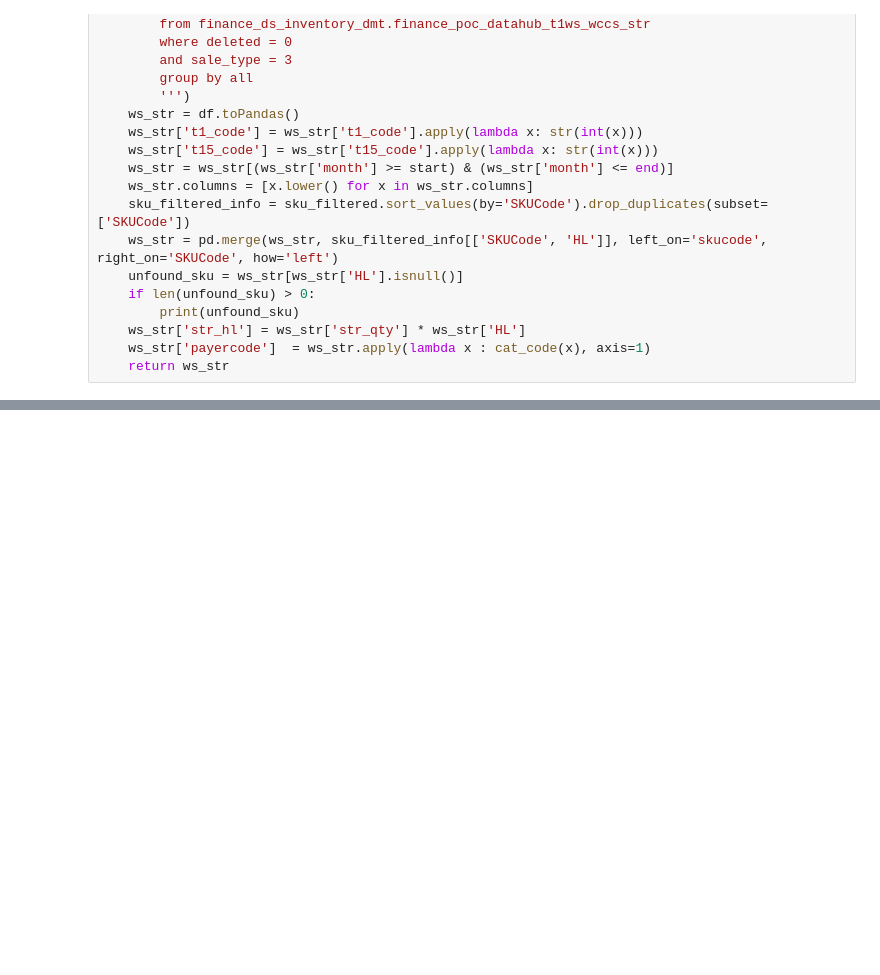
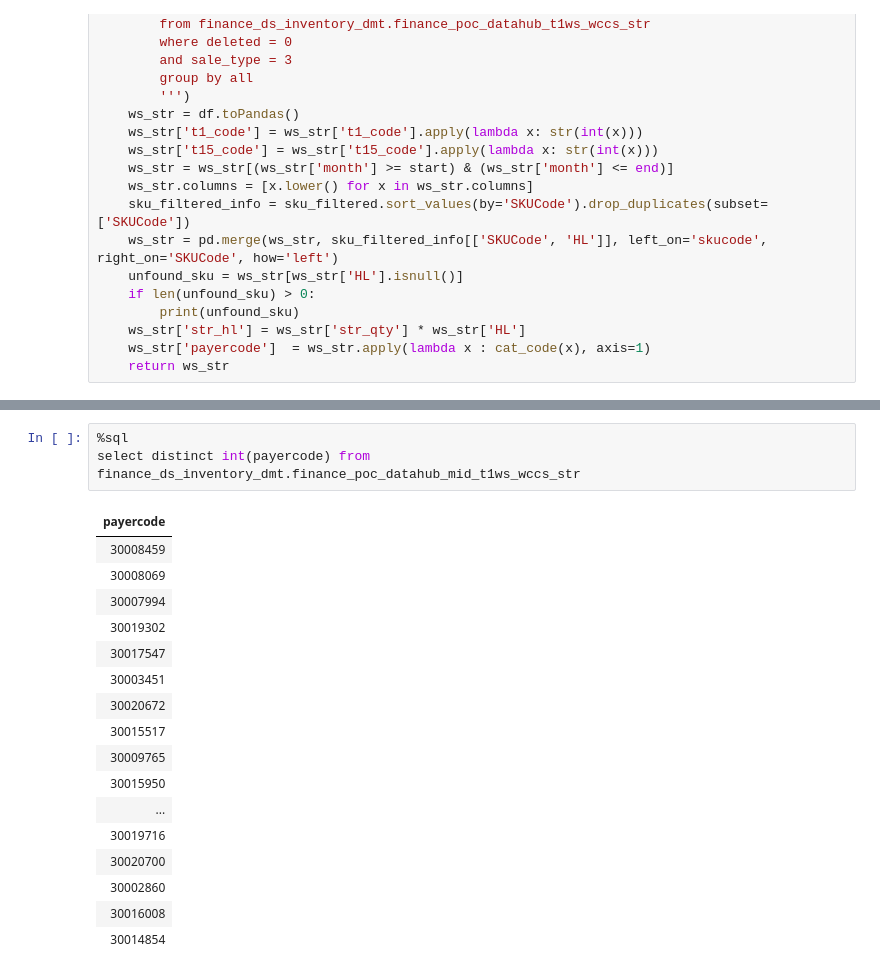
Before and after one commit to SummerStoneS/fifo_inv_simu, a Jupyter notebook: code_on_databricks/fetch_data.ipynb, the cells around one changed output, grey strips where cells are left out. Drawn from its saved outputs; the diff is of its cells as text; blank space fills up the shorter version.

```diff
--- a/code_on_databricks/fetch_data.ipynb
+++ b/code_on_databricks/fetch_data.ipynb
@@ -334,3 +360,24 @@ def get_t15_str_monthly(sku_filtered, start='202101', end='202410'):
 | 10046689 | 绥芬河市禹翔百威啤酒经销处 | 30019425 | 绥芬河市禹翔百威啤酒经销处 | 0000102688 | 东北|BU_NE | 0000105780 | ... |
 | 10027839 | 广州吉瀚丰翔商贸有限公司 | 30014955 | 广州吉瀚丰翔商贸有限公司 | 0000104652 | 南区|BU_S | 0000105642 | ... |
 | 10054156 | 望奎县君威食品有限公司 | 30020449 | 望奎县君威食品有限公司 | 0000102688 | 东北|BU_NE | 0000105627 | ... |
+# %%
+%sql
+select distinct int(payercode) from finance_ds_inventory_dmt.finance_poc_datahub_mid_t1ws_wccs_str
+# %% [output]
+| payercode |
+| 30008459 |
+| 30008069 |
+| 30007994 |
+| 30019302 |
+| 30017547 |
+| 30003451 |
+| 30020672 |
+| 30015517 |
+| 30009765 |
+| 30015950 |
+| ... |
+| 30019716 |
+| 30020700 |
+| 30002860 |
+| 30016008 |
+| 30014854 |
```
Also changed, not shown: parts of 8 cells of this notebook, 2 other files.
